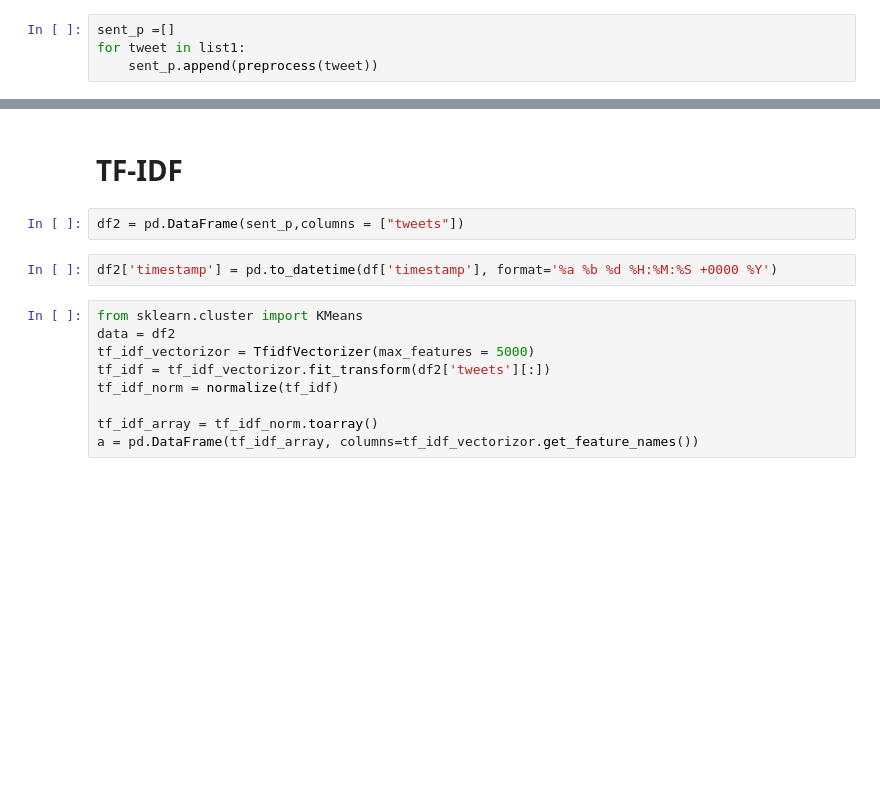
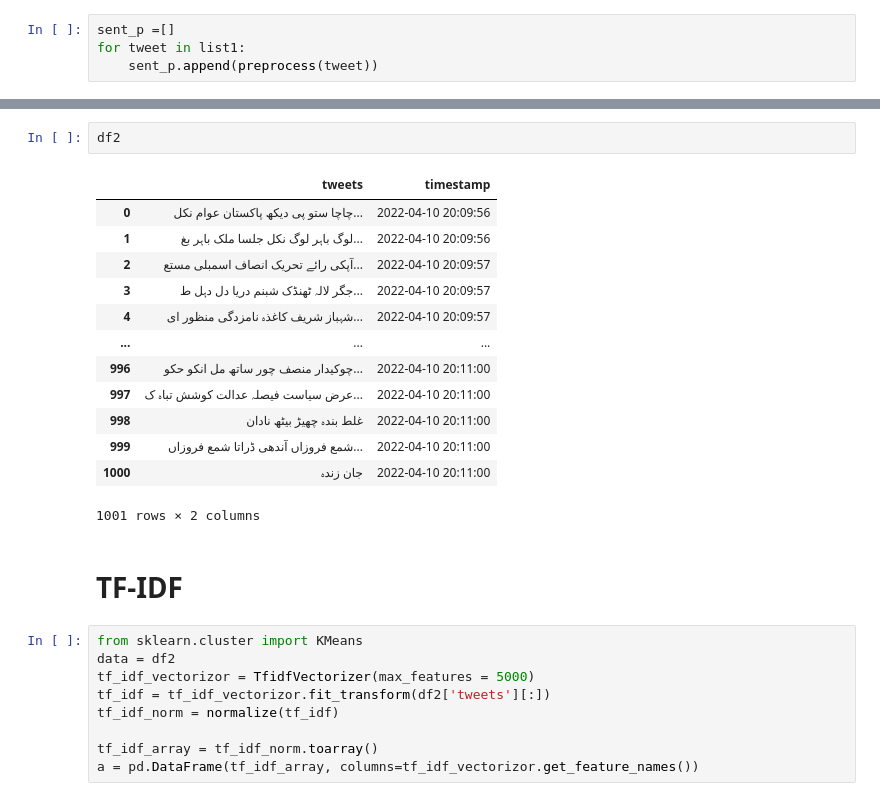
Before and after one commit to marxbilal/FYP---Tajziya-, a Jupyter notebook: Python NLP/Final-Clustering.ipynb, the cells around one changed output, grey strips where cells are left out. Drawn from its saved outputs; the diff is of its cells as text; blank space fills up the shorter version.

```diff
--- a/Python NLP/Final-Clustering.ipynb
+++ b/Python NLP/Final-Clustering.ipynb
@@ -128,9 +158,21 @@ for tweet in list1:
+# %%
+df2
+# %% [output]
+|  | tweets | timestamp |
+| 0 | چاچا ستو پی دیکھ پاکستان عوام نکل... | 2022-04-10 20:09:56 |
+| 1 | لوگ باہر لوگ نکل جلسا ملک باہر بغ... | 2022-04-10 20:09:56 |
+| 2 | آپکی رائے تحریک انصاف اسمبلی مستع... | 2022-04-10 20:09:57 |
+| 3 | جگر لالہ ٹھنڈک شبنم دریا دل دہل ط... | 2022-04-10 20:09:57 |
+| 4 | شہباز شریف کاغذہ نامزدگی منظور ای... | 2022-04-10 20:09:57 |
+| ... | ... | ... |
+| 996 | چوکیدار منصف چور ساتھ مل انکو حکو... | 2022-04-10 20:11:00 |
+| 997 | عرض سیاست فیصلہ عدالت کوشش تباہ ک... | 2022-04-10 20:11:00 |
+| 998 | غلط بندہ چھیڑ بیٹھ نادان | 2022-04-10 20:11:00 |
+| 999 | شمع فروزاں آندھی ڈراتا شمع فروزاں... | 2022-04-10 20:11:00 |
+| 1000 | جان زندہ | 2022-04-10 20:11:00 |
+1001 rows × 2 columns
 # %% [markdown]
 # TF-IDF
-# %%
-df2 = pd.DataFrame(sent_p,columns = ["tweets"])
-# %%
-df2['timestamp'] = pd.to_datetime(df['timestamp'], format='%a %b %d %H:%M:%S +0000 %Y')
 # %%
 from sklearn.cluster import KMeans
 data = df2
```
Also changed, not shown: parts of 11 cells of this notebook.
